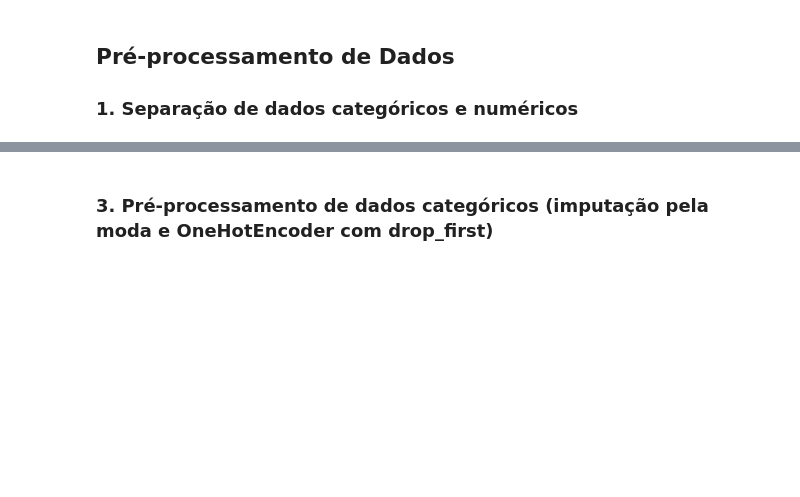
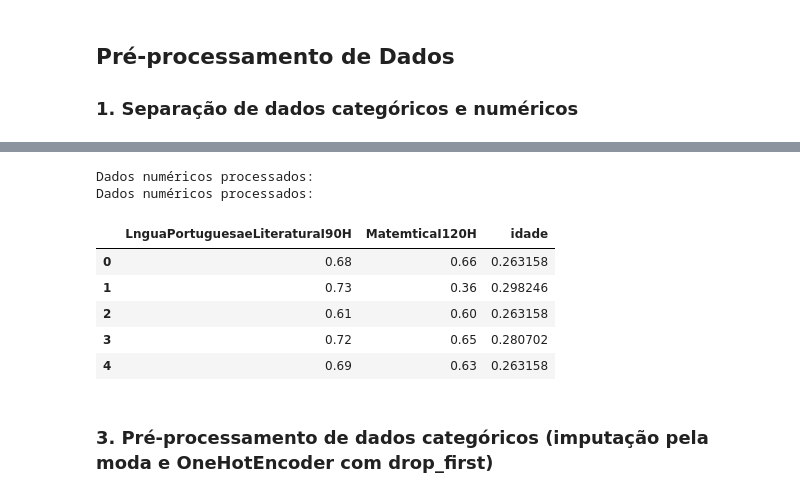
Before and after one commit to tmedeirosb/tsi-ad-2025, a Jupyter notebook: MODULO_07.ipynb, the cells around one changed output, grey strips where cells are left out. Drawn from its saved outputs; the diff is of its cells as text; code cells hidden in the pictures; blank space fills up the shorter version.

```diff
--- a/MODULO_07.ipynb
+++ b/MODULO_07.ipynb
@@ -58,19 +61,28 @@ print("Colunas categóricas:", colunas_categoricas)
 # %%
 # 2. Processar dados numéricos
 df_numericos = df_sel[colunas_numericas].copy()
 
 # Imputação pela média
-imputer_num = SimpleImputer(strategy='mean')
+imputer_num = SimpleImputer(strategy='median')
 df_numericos_imputados = imputer_num.fit_transform(df_numericos)
 
 # Escalonamento MinMax
 scaler = MinMaxScaler()
 df_numericos_escalados = scaler.fit_transform(df_numericos_imputados)
 
 # Criar DataFrame com os dados processados
 df_numericos_processados = pd.DataFrame(df_numericos_escalados, columns=colunas_numericas)
 print("Dados numéricos processados:")
 df_numericos_processados.head()
+# %% [output]
+Dados numéricos processados:
+Dados numéricos processados:
+|  | LnguaPortuguesaeLiteraturaI90H | MatemticaI120H | idade |
+| 0 | 0.68 | 0.66 | 0.263158 |
+| 1 | 0.73 | 0.36 | 0.298246 |
+| 2 | 0.61 | 0.60 | 0.263158 |
+| 3 | 0.72 | 0.65 | 0.280702 |
+| 4 | 0.69 | 0.63 | 0.263158 |
 # %% [markdown]
 ### 3. Pré-processamento de dados categóricos (imputação pela moda e OneHotEncoder com drop_first)
 # %%
```
Also changed, not shown: parts of 11 cells of this notebook.
